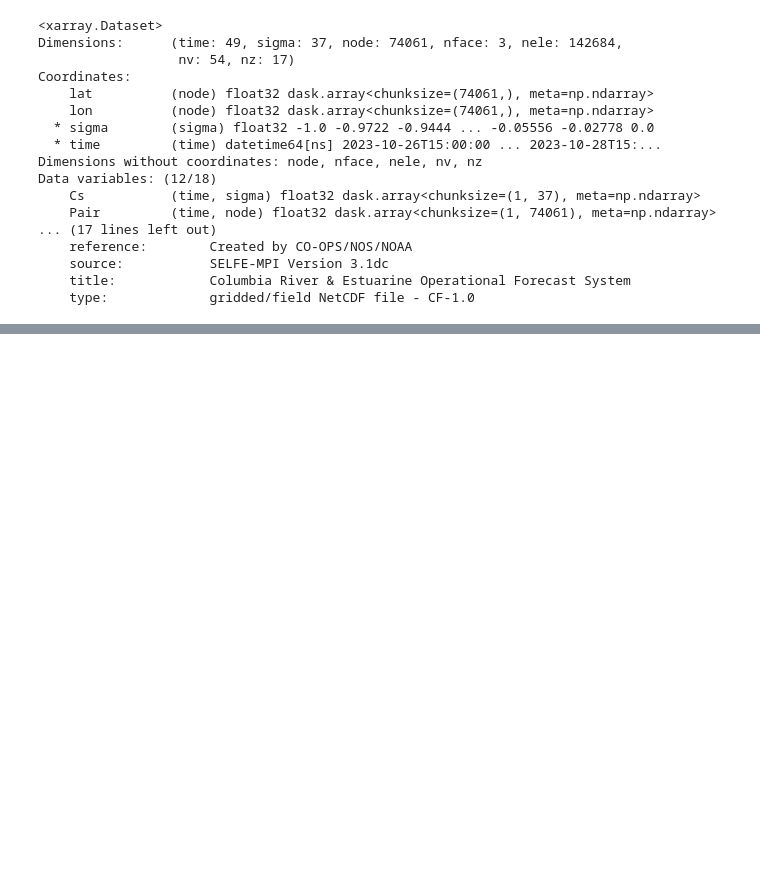
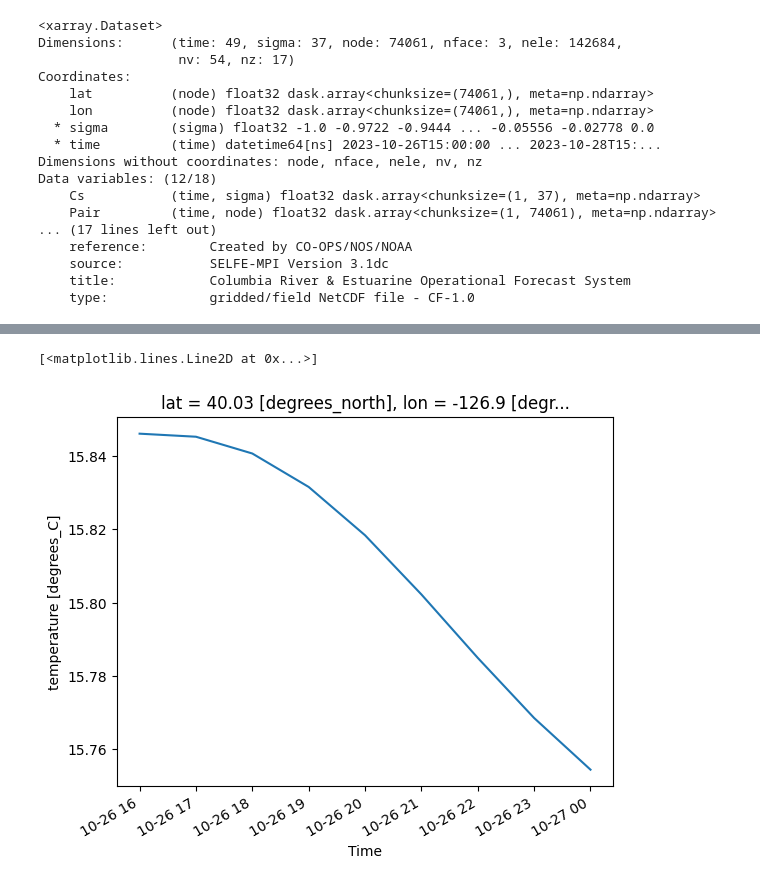
Before and after one commit to mpiannucci/ocean-notebooks, a Jupyter notebook: creofs.ipynb, the cells around one changed output, grey strips where cells are left out. Saved outputs shown, nothing was run; the diff lists cells and outputs as text; code cells hidden in the pictures; blank space fills up the shorter version.

```diff
--- a/creofs.ipynb
+++ b/creofs.ipynb
@@ -42,0 +61,9 @@ plt.tripcolor(tris, wind.fillna(0).values, cmap='jet')
+# %%
+ds.xoak.set_index(['lat', 'lon'], 'sklearn_geo_balltree')
+selection = ds.xoak.sel(lat=xr.DataArray([40, ]), lon=xr.DataArray([-127.0,]))
+temp = selection.temp.cf.isel(time=slice(1, 10)).isel(nv=sigma_index)
+# %%
+%%time
+
+temp.plot()
+# %% [output]
@@ -42,0 +72,2 @@ plt.tripcolor(tris, wind.fillna(0).values, cmap='jet')
+[<matplotlib.lines.Line2D at 0x...>]
+[figure, added]
```
Also changed, not shown: parts of 6 cells of this notebook.
